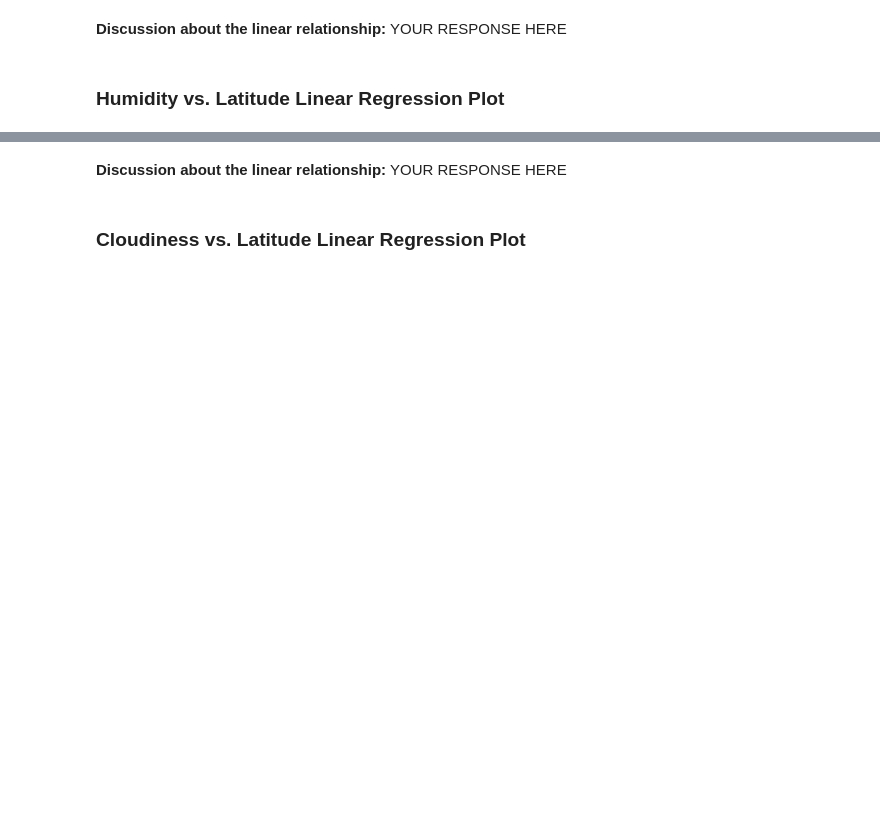
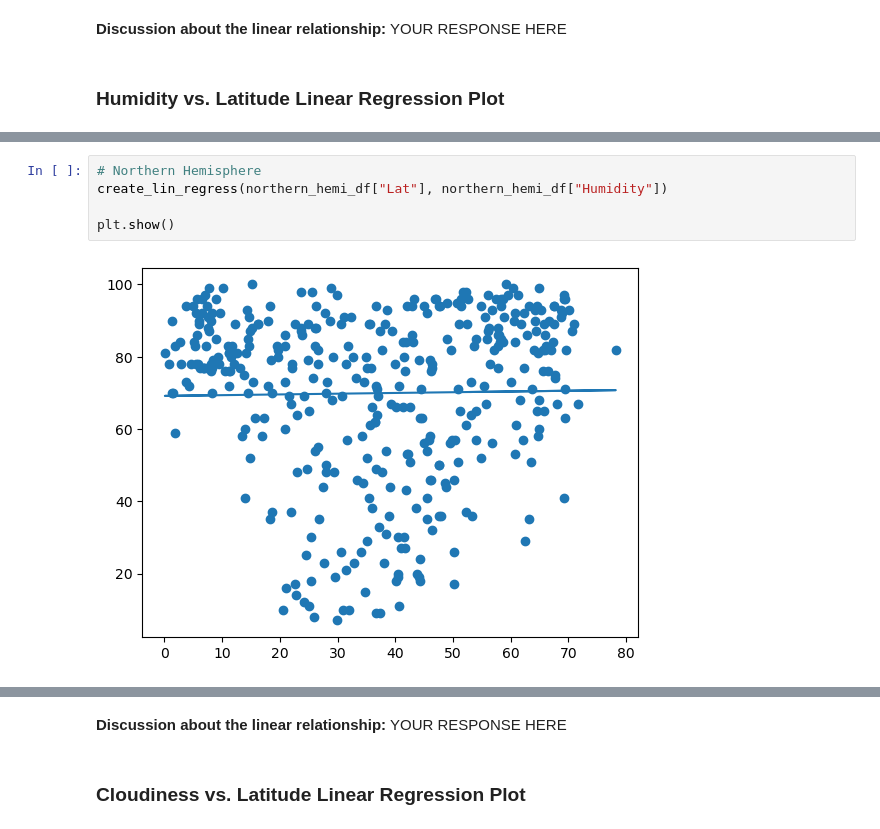
Before and after one commit to dmropp/python-api-challenge, a Jupyter notebook: WeatherPy/WeatherPy.ipynb, the cells around one changed output, grey strips where cells are left out. Cells and saved outputs as stored; diff of their text form; blank space fills up the shorter version.

```diff
--- a/WeatherPy/WeatherPy.ipynb
+++ b/WeatherPy/WeatherPy.ipynb
@@ -331,0 +331,7 @@ The r-value is: 0.0002808747046324607
+# %%
+# Northern Hemisphere
+create_lin_regress(northern_hemi_df["Lat"], northern_hemi_df["Humidity"])
+
+plt.show()
+# %% [output]
+[figure, added]
```
Also changed, not shown: parts of 17 cells of this notebook.
